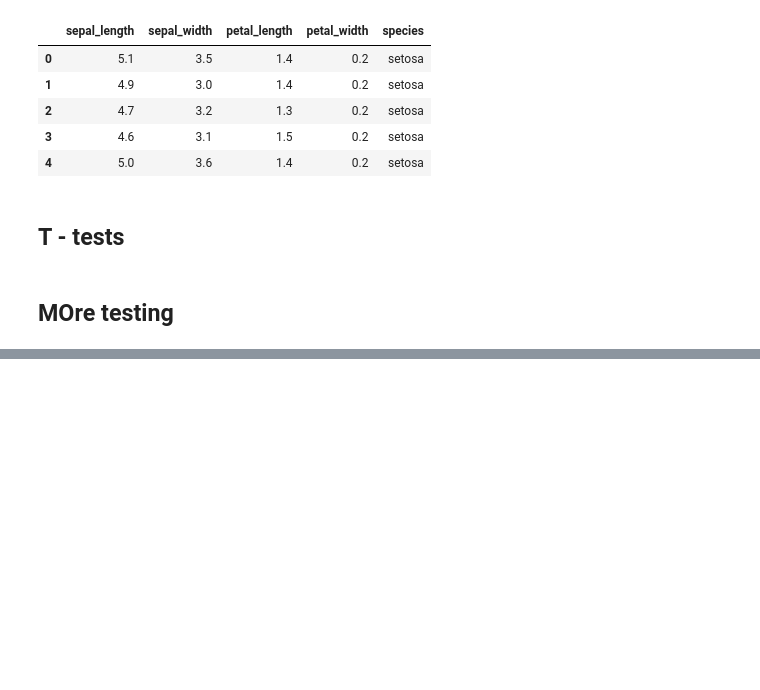
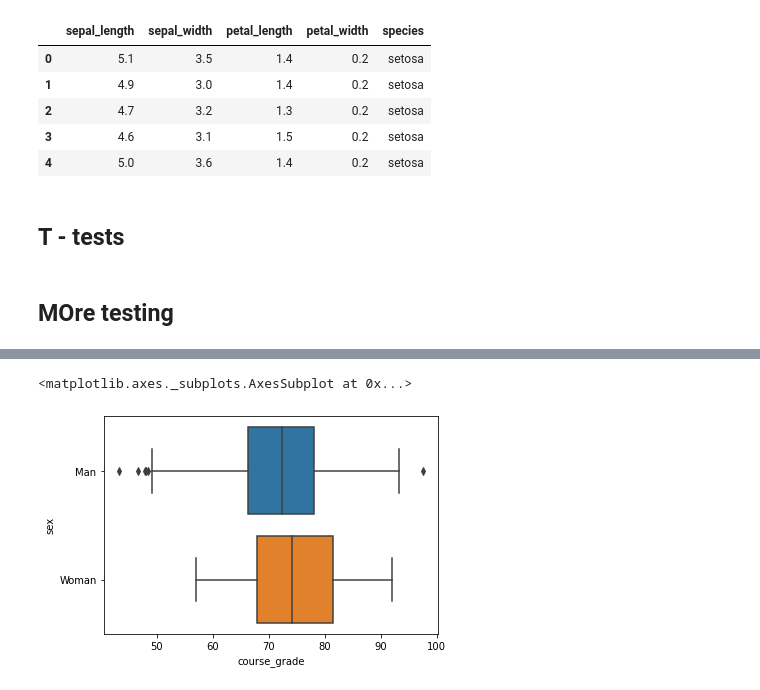
Before and after one commit to brendantipp/gmit_mls_2021, a Jupyter notebook: brendan_practice.ipynb, the cells around one changed output, grey strips where cells are left out. Drawn from its saved outputs; the diff is of its cells as text; code cells hidden in the pictures; blank space fills up the shorter version.

Commit message:
added imports and testing dataset for Scipy Stats

```diff
--- a/brendan_practice.ipynb
+++ b/brendan_practice.ipynb
@@ -129,7 +127,8 @@ import collections as co
 # Specials.
 import scipy.special as spec
 # %%
-df = pd.read_csv('https://vincentarelbundock.github.io/Rdatasets/csv/openintro/exam_grades.csv')
-df2 = pd.read_csv('http://localhost:8888/edit/Machine%20Learning/gmit_mls_2021/datasets/grades/exam_grades.csv')
-df2
+#df = pd.read_csv('https://vincentarelbundock.github.io/Rdatasets/csv/openintro/exam_grades.csv')
+df = pd.read_csv('datasets/grades/exam_grades.csv')
+df
+#df.describe
 # %% [output]
@@ -136,0 +148,4 @@ ParserError: Error tokenizing data. C error: Expected 1 fields in line 12, saw 2
+# %%
+# The dependent variable.
+dependent = df['course_grade']
+dependent
@@ -136,0 +184,4 @@ ParserError: Error tokenizing data. C error: Expected 1 fields in line 12, saw 2
+# %%
+# Independent variable.
+independent = df['sex']
+independent
@@ -136,0 +201,6 @@ ParserError: Error tokenizing data. C error: Expected 1 fields in line 12, saw 2
+# %%
+# https://seaborn.pydata.org/generated/seaborn.boxplot.html
+sns.boxplot(x=dependent, y=independent)
+# %% [output]
+<matplotlib.axes._subplots.AxesSubplot at 0x...>
+[figure, added]
```
Also changed, not shown: parts of 12 cells of this notebook, 1 other file.
